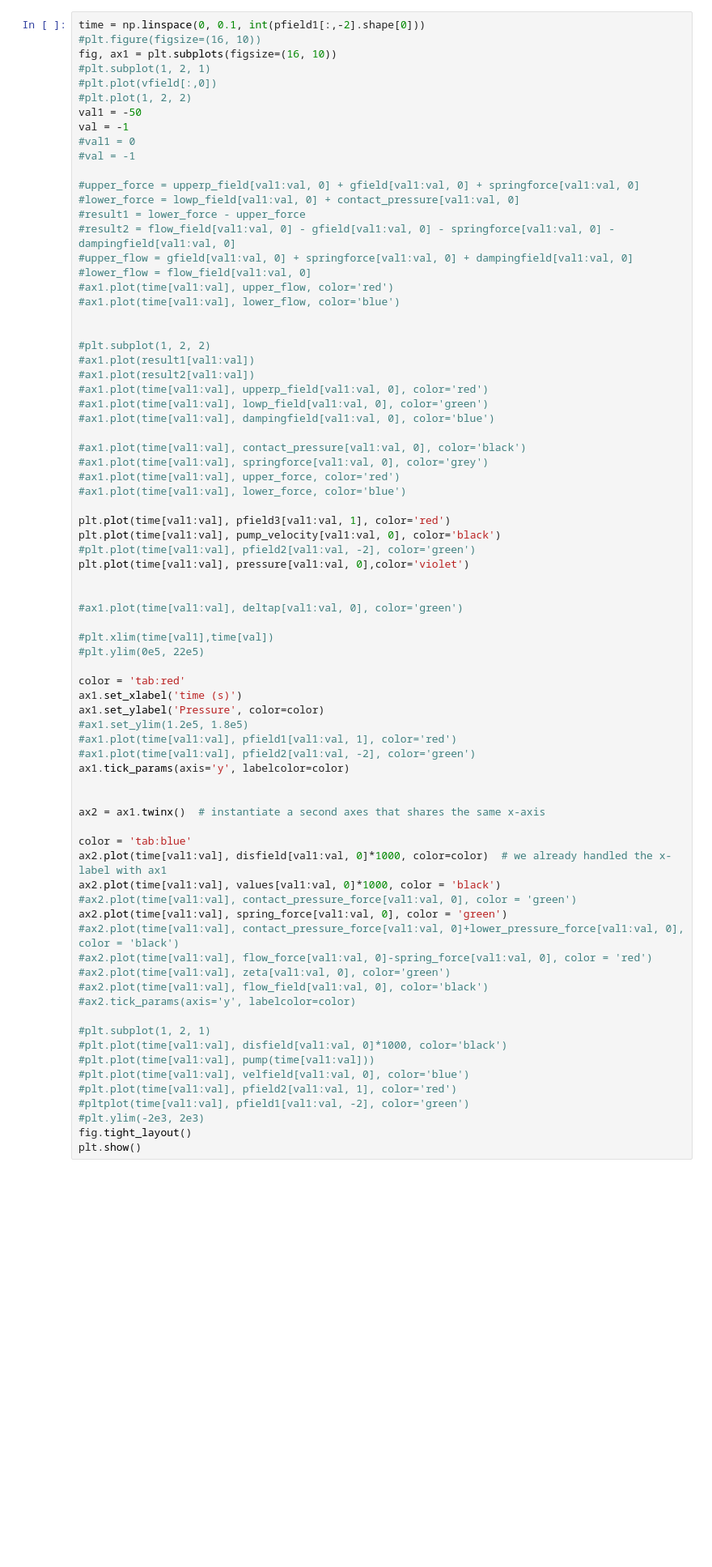
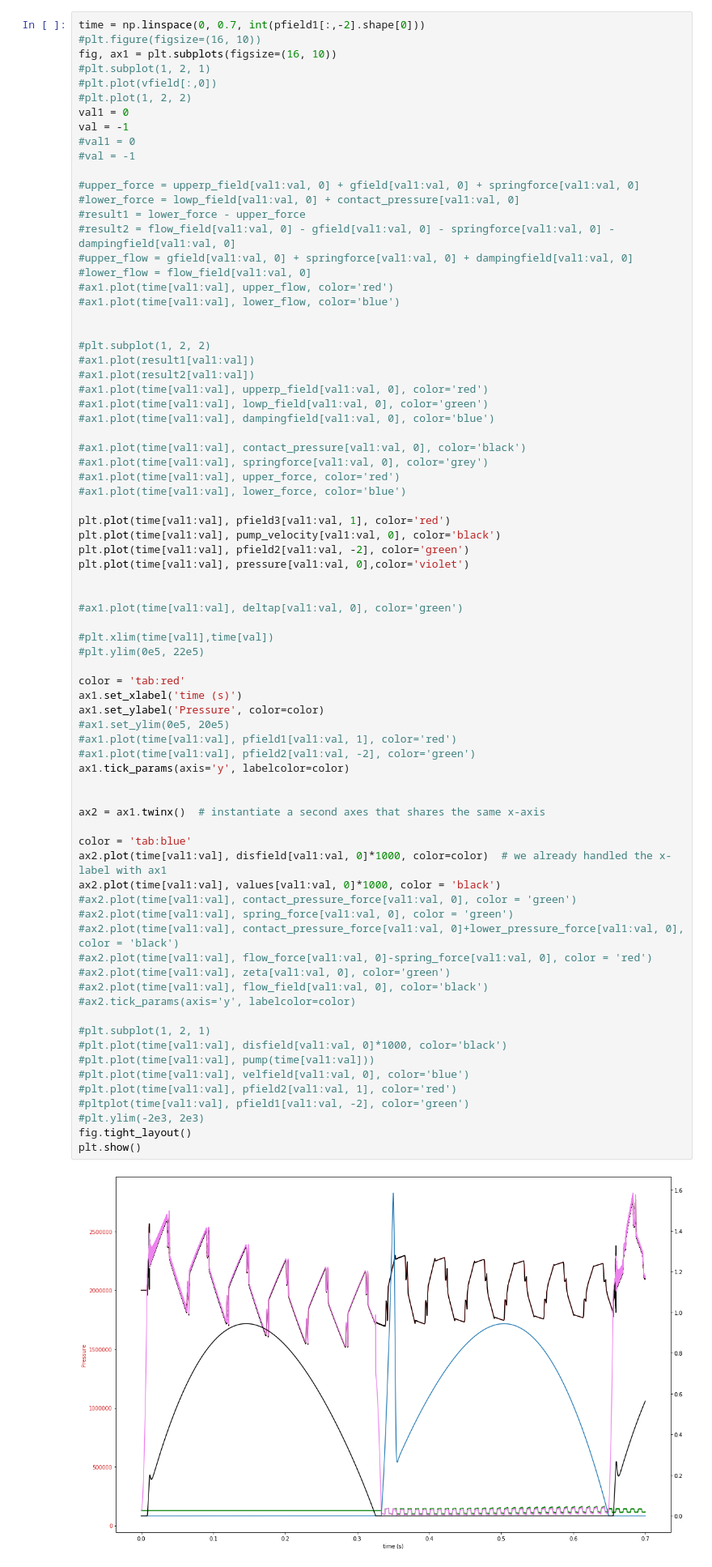
Before and after one commit to DHaspel/cavsim, a Jupyter notebook: jupyter/CavSimTry2.ipynb, the cells around one changed output. Shown: that part at 81% size. Drawn from its saved outputs; the diff is of its cells as text; blank space fills up the shorter version.

```diff
--- a/jupyter/CavSimTry2.ipynb
+++ b/jupyter/CavSimTry2.ipynb
@@ -153,13 +170,13 @@ lower_pressure_force = np.stack(lower_pressure_log)
 contact_pressure_force = np.stack(contact_pressure_log)
 damping_force = np.stack(damping_log)
 # %%
-time = np.linspace(0, 0.1, int(pfield1[:,-2].shape[0]))
+time = np.linspace(0, 0.7, int(pfield1[:,-2].shape[0]))
 #plt.figure(figsize=(16, 10))
 fig, ax1 = plt.subplots(figsize=(16, 10))
 #plt.subplot(1, 2, 1)
 #plt.plot(vfield[:,0])
 #plt.plot(1, 2, 2)
-val1 = -50
+val1 = 0
 val = -1
 #val1 = 0
 #val = -1
@@ -188,7 +205,7 @@ val = -1
 
 plt.plot(time[val1:val], pfield3[val1:val, 1], color='red')
 plt.plot(time[val1:val], pump_velocity[val1:val, 0], color='black')
-#plt.plot(time[val1:val], pfield2[val1:val, -2], color='green')
+plt.plot(time[val1:val], pfield2[val1:val, -2], color='green')
 plt.plot(time[val1:val], pressure[val1:val, 0],color='violet')
 
 
@@ -199,35 +216,37 @@ plt.plot(time[val1:val], pressure[val1:val, 0],color='violet')
 
 color = 'tab:red'
 ax1.set_xlabel('time (s)')
 ax1.set_ylabel('Pressure', color=color)
-#ax1.set_ylim(1.2e5, 1.8e5)
+#ax1.set_ylim(0e5, 20e5)
 #ax1.plot(time[val1:val], pfield1[val1:val, 1], color='red')
 #ax1.plot(time[val1:val], pfield2[val1:val, -2], color='green')
 ax1.tick_params(axis='y', labelcolor=color)
 
 
 ax2 = ax1.twinx()  # instantiate a second axes that shares the same x-axis
 
 color = 'tab:blue'
 ax2.plot(time[val1:val], disfield[val1:val, 0]*1000, color=color)  # we already handled the x-label with ax1
 ax2.plot(time[val1:val], values[val1:val, 0]*1000, color = 'black')
 #ax2.plot(time[val1:val], contact_pressure_force[val1:val, 0], color = 'green')
-ax2.plot(time[val1:val], spring_force[val1:val, 0], color = 'green')
+#ax2.plot(time[val1:val], spring_force[val1:val, 0], color = 'green')
 #ax2.plot(time[val1:val], contact_pressure_force[val1:val, 0]+lower_pressure_force[val1:val, 0], color = 'black')
 #ax2.plot(time[val1:val], flow_force[val1:val, 0]-spring_force[val1:val, 0], color = 'red')
 #ax2.plot(time[val1:val], zeta[val1:val, 0], color='green')
 #ax2.plot(time[val1:val], flow_field[val1:val, 0], color='black')
 #ax2.tick_params(axis='y', labelcolor=color)
 
 #plt.subplot(1, 2, 1)
 #plt.plot(time[val1:val], disfield[val1:val, 0]*1000, color='black')
 #plt.plot(time[val1:val], pump(time[val1:val]))
 #plt.plot(time[val1:val], velfield[val1:val, 0], color='blue')
 #plt.plot(time[val1:val], pfield2[val1:val, 1], color='red')
 #pltplot(time[val1:val], pfield1[val1:val, -2], color='green')
 #plt.ylim(-2e3, 2e3)
 fig.tight_layout()
 plt.show()
+# %% [output]
+[figure, added]
 # %% [markdown]
 # print(pump._cases[val1:val])
 # %%
```
Also changed, not shown: parts of 8 cells of this notebook, 1 other file.
